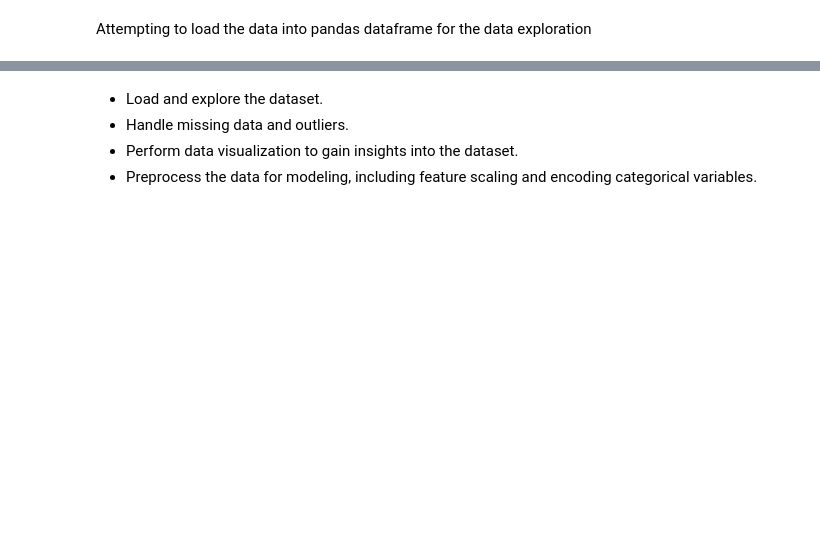
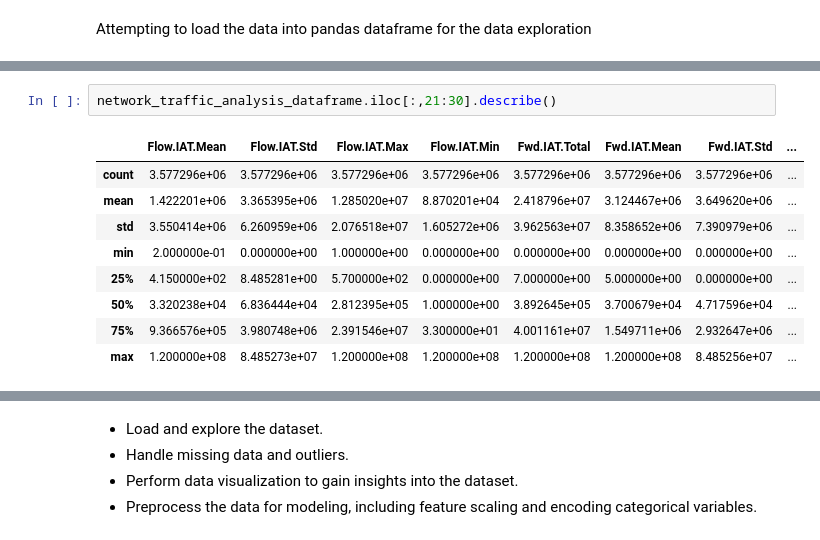
Before and after one commit to AngKokLeong/Network-Traffic-Analysis, a Jupyter notebook: report.ipynb, the cells around one changed output, grey strips where cells are left out. Cells and saved outputs as stored; diff of their text form; blank space fills up the shorter version.

```diff
--- a/report.ipynb
+++ b/report.ipynb
@@ -95,0 +414,12 @@ network_traffic_analysis_dataframe
+# %%
+network_traffic_analysis_dataframe.iloc[:,21:30].describe()
+# %% [output]
+|  | Flow.IAT.Mean | Flow.IAT.Std | Flow.IAT.Max | Flow.IAT.Min | Fwd.IAT.Total | Fwd.IAT.Mean | Fwd.IAT.Std | ... |
+| count | 3.577296e+06 | 3.577296e+06 | 3.577296e+06 | 3.577296e+06 | 3.577296e+06 | 3.577296e+06 | 3.577296e+06 | ... |
+| mean | 1.422201e+06 | 3.365395e+06 | 1.285020e+07 | 8.870201e+04 | 2.418796e+07 | 3.124467e+06 | 3.649620e+06 | ... |
+| std | 3.550414e+06 | 6.260959e+06 | 2.076518e+07 | 1.605272e+06 | 3.962563e+07 | 8.358652e+06 | 7.390979e+06 | ... |
+| min | 2.000000e-01 | 0.000000e+00 | 1.000000e+00 | 0.000000e+00 | 0.000000e+00 | 0.000000e+00 | 0.000000e+00 | ... |
+| 25% | 4.150000e+02 | 8.485281e+00 | 5.700000e+02 | 0.000000e+00 | 7.000000e+00 | 5.000000e+00 | 0.000000e+00 | ... |
+| 50% | 3.320238e+04 | 6.836444e+04 | 2.812395e+05 | 1.000000e+00 | 3.892645e+05 | 3.700679e+04 | 4.717596e+04 | ... |
+| 75% | 9.366576e+05 | 3.980748e+06 | 2.391546e+07 | 3.300000e+01 | 4.001161e+07 | 1.549711e+06 | 2.932647e+06 | ... |
+| max | 1.200000e+08 | 8.485273e+07 | 1.200000e+08 | 1.200000e+08 | 1.200000e+08 | 1.200000e+08 | 8.485256e+07 | ... |
```
Also changed, not shown: parts of 74 cells of this notebook.
